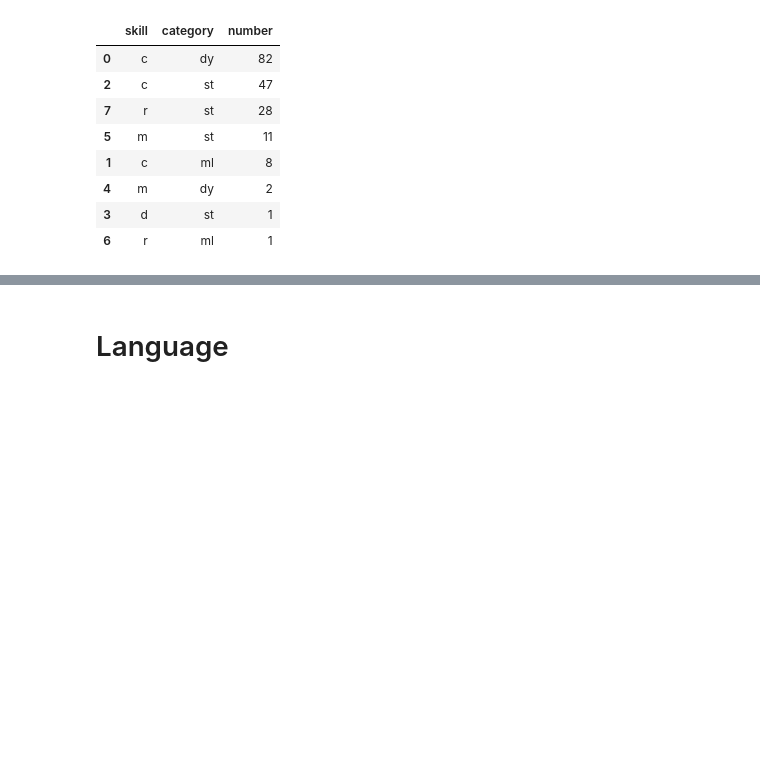
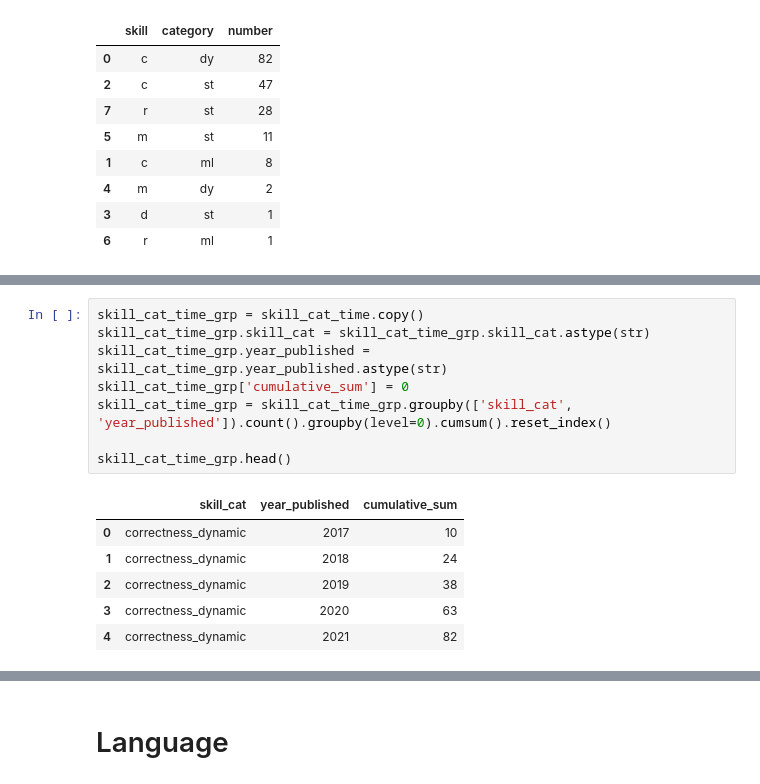
Before and after one commit to m-messer/Automated-Assessment-SLR-Data-Processing, a Jupyter notebook: results.ipynb, the cells around one changed output, grey strips where cells are left out. Saved outputs shown, nothing was run; the diff lists cells and outputs as text; blank space fills up the shorter version.

```diff
--- a/results.ipynb
+++ b/results.ipynb
@@ -306,0 +323,15 @@ plt.savefig('plots/skill_cat_bipartie.png')
+# %%
+skill_cat_time_grp = skill_cat_time.copy()
+skill_cat_time_grp.skill_cat = skill_cat_time_grp.skill_cat.astype(str)
+skill_cat_time_grp.year_published = skill_cat_time_grp.year_published.astype(str)
+skill_cat_time_grp['cumulative_sum'] = 0
+skill_cat_time_grp = skill_cat_time_grp.groupby(['skill_cat', 'year_published']).count().groupby(level=0).cumsum().reset_index()
+
+skill_cat_time_grp.head()
+# %% [output]
+|  | skill_cat | year_published | cumulative_sum |
+| 0 | correctness_dynamic | 2017 | 10 |
+| 1 | correctness_dynamic | 2018 | 24 |
+| 2 | correctness_dynamic | 2019 | 38 |
+| 3 | correctness_dynamic | 2020 | 63 |
+| 4 | correctness_dynamic | 2021 | 82 |
```
Also changed, not shown: parts of 27 cells of this notebook, 7 other files.
